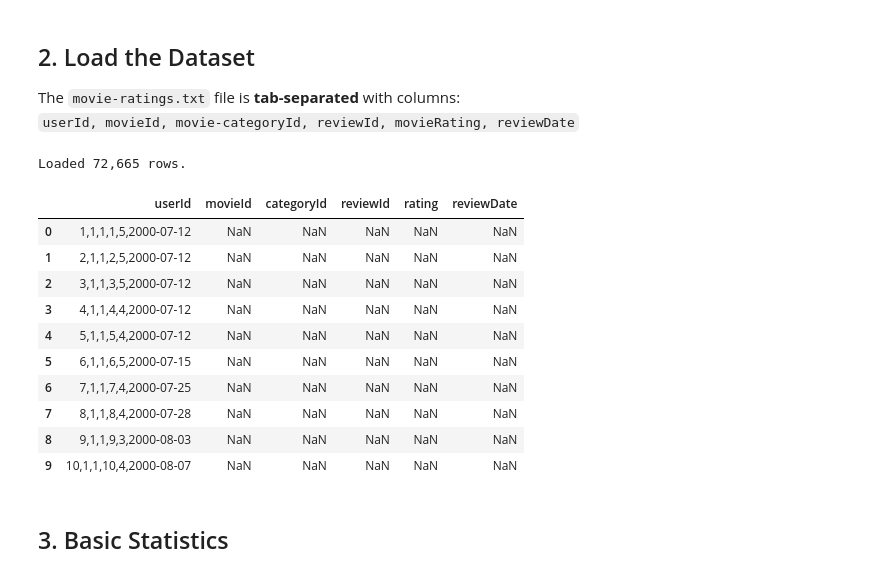
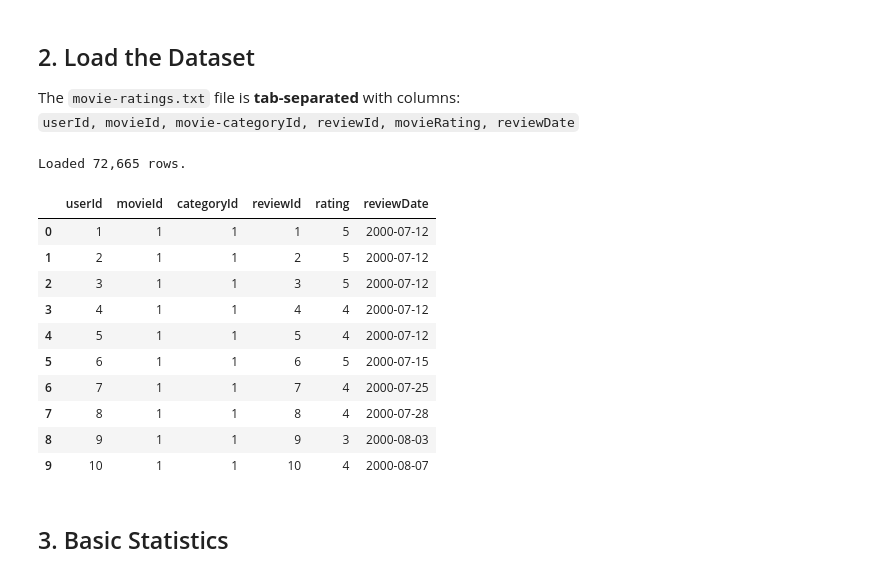
Before and after one commit to alexchornyak/Project-Recommendation-System, a Jupyter notebook: notebooks/01_eda.ipynb, the cells around one changed output. Cells and saved outputs as stored; diff of their text form; code cells hidden in the pictures.

```diff
--- a/notebooks/01_eda.ipynb
+++ b/notebooks/01_eda.ipynb
@@ -32,31 +32,31 @@ The `movie-ratings.txt` file is **tab-separated** with columns:
 # %%
 # --- EDIT THIS PATH if your file is somewhere else ---
 DATA_PATH = '../data/raw/movie-ratings.txt'
 
 col_names = ['userId', 'movieId', 'categoryId', 'reviewId', 'rating', 'reviewDate']
 
 df = pd.read_csv(
     DATA_PATH,
-    sep='\t',          # tab-separated
+    sep=',',
     header=None,
     names=col_names
 )
 
 print(f'Loaded {len(df):,} rows.')
 df.head(10)
 # %% [output]
 Loaded 72,665 rows.
 |  | userId | movieId | categoryId | reviewId | rating | reviewDate |
-| 0 | 1,1,1,1,5,2000-07-12 | NaN | NaN | NaN | NaN | NaN |
-| 1 | 2,1,1,2,5,2000-07-12 | NaN | NaN | NaN | NaN | NaN |
-| 2 | 3,1,1,3,5,2000-07-12 | NaN | NaN | NaN | NaN | NaN |
-| 3 | 4,1,1,4,4,2000-07-12 | NaN | NaN | NaN | NaN | NaN |
-| 4 | 5,1,1,5,4,2000-07-12 | NaN | NaN | NaN | NaN | NaN |
-| 5 | 6,1,1,6,5,2000-07-15 | NaN | NaN | NaN | NaN | NaN |
-| 6 | 7,1,1,7,4,2000-07-25 | NaN | NaN | NaN | NaN | NaN |
-| 7 | 8,1,1,8,4,2000-07-28 | NaN | NaN | NaN | NaN | NaN |
-| 8 | 9,1,1,9,3,2000-08-03 | NaN | NaN | NaN | NaN | NaN |
-| 9 | 10,1,1,10,4,2000-08-07 | NaN | NaN | NaN | NaN | NaN |
+| 0 | 1 | 1 | 1 | 1 | 5 | 2000-07-12 |
+| 1 | 2 | 1 | 1 | 2 | 5 | 2000-07-12 |
+| 2 | 3 | 1 | 1 | 3 | 5 | 2000-07-12 |
+| 3 | 4 | 1 | 1 | 4 | 4 | 2000-07-12 |
+| 4 | 5 | 1 | 1 | 5 | 4 | 2000-07-12 |
+| 5 | 6 | 1 | 1 | 6 | 5 | 2000-07-15 |
+| 6 | 7 | 1 | 1 | 7 | 4 | 2000-07-25 |
+| 7 | 8 | 1 | 1 | 8 | 4 | 2000-07-28 |
+| 8 | 9 | 1 | 1 | 9 | 3 | 2000-08-03 |
+| 9 | 10 | 1 | 1 | 10 | 4 | 2000-08-07 |
 # %% [markdown]
 ## 3. Basic Statistics
 # %%
```
Also changed, not shown: parts of 2 cells of this notebook, 3 other files.
